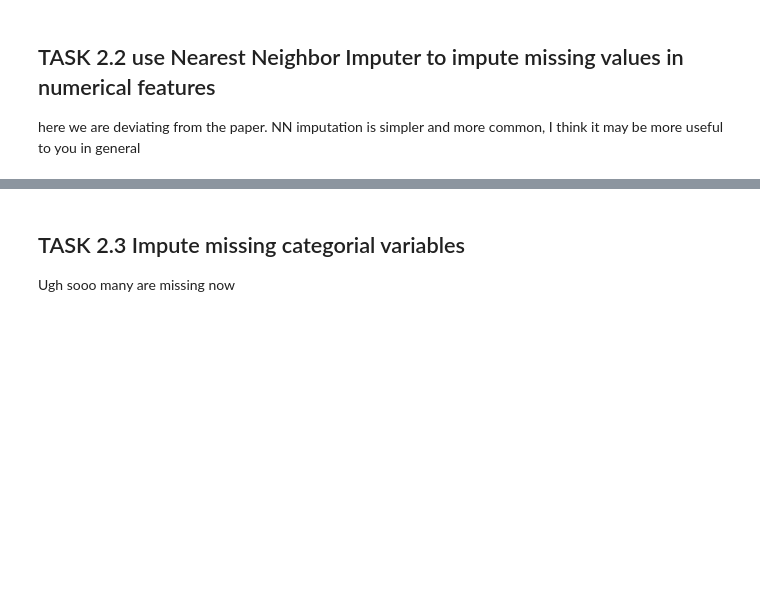
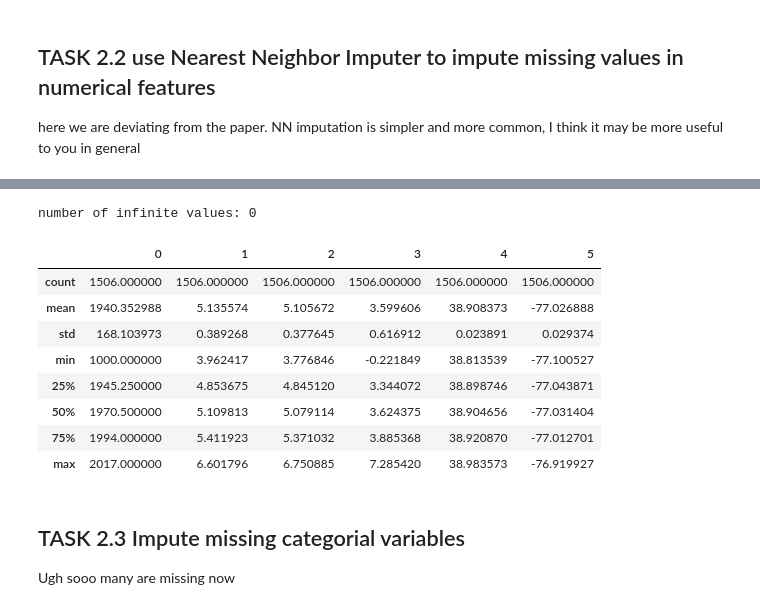
Before and after one commit to ehlatham/PUS2022_CWolk, a Jupyter notebook: HW6/HW6_RandomForestsDC_Take_2.ipynb, the cells around one changed output, grey strips where cells are left out. Cells and saved outputs as stored; diff of their text form; code cells hidden in the pictures; blank space fills up the shorter version.

```diff
--- a/HW6/HW6_RandomForestsDC_Take_2.ipynb
+++ b/HW6/HW6_RandomForestsDC_Take_2.ipynb
@@ -396,2 +464,0 @@ KeyError: ignored
-# %%
-X_numeric_data.drop(["total_ghg_emissions_intensity"], axis=1, inplace=True)
@@ -510,7 +572,7 @@ You can impute separately the numerical and categorical variables, the numerical
 
 here we are deviating from the paper. NN imputation is simpler and more common, I think it may be more useful to you in general
 # %%
-imputer = KNNImputer(add_indicator=True)
+imputer = KNNImputer()
 Xn = imputer.fit_transform(X_numeric_data)
 Xn
 # %% [output]
@@ -529,0 +592,2 @@ array([[1959.        ,    4.80090258,    4.81291336, ...,    0.        ,
+# %%
+numeric_whatswrong = pd.DataFrame(Xn)
@@ -530,3 +610,19 @@ array([[1959.        ,    4.80090258,    4.81291336, ...,    0.        ,
+# %%
+print("number of infinite values:", (np.isinf(numeric_whatswrong)).sum().sum())
+# %% [output]
+number of infinite values: 0
+# %%
+numeric_whatswrong.describe()
+# %% [output]
+|  | 0 | 1 | 2 | 3 | 4 | 5 |
+| count | 1506.000000 | 1506.000000 | 1506.000000 | 1506.000000 | 1506.000000 | 1506.000000 |
+| mean | 1940.352988 | 5.135574 | 5.105672 | 3.599606 | 38.908373 | -77.026888 |
+| std | 168.103973 | 0.389268 | 0.377645 | 0.616912 | 0.023891 | 0.029374 |
+| min | 1000.000000 | 3.962417 | 3.776846 | -0.221849 | 38.813539 | -77.100527 |
+| 25% | 1945.250000 | 4.853675 | 4.845120 | 3.344072 | 38.898746 | -77.043871 |
+| 50% | 1970.500000 | 5.109813 | 5.079114 | 3.624375 | 38.904656 | -77.031404 |
+| 75% | 1994.000000 | 5.411923 | 5.371032 | 3.885368 | 38.920870 | -77.012701 |
+| max | 2017.000000 | 6.601796 | 6.750885 | 7.285420 | 38.983573 | -76.919927 |
 # %% [markdown]
 ## TASK 2.3 Impute missing categorial variables
 
```
Also changed, not shown: parts of 76 cells of this notebook.
